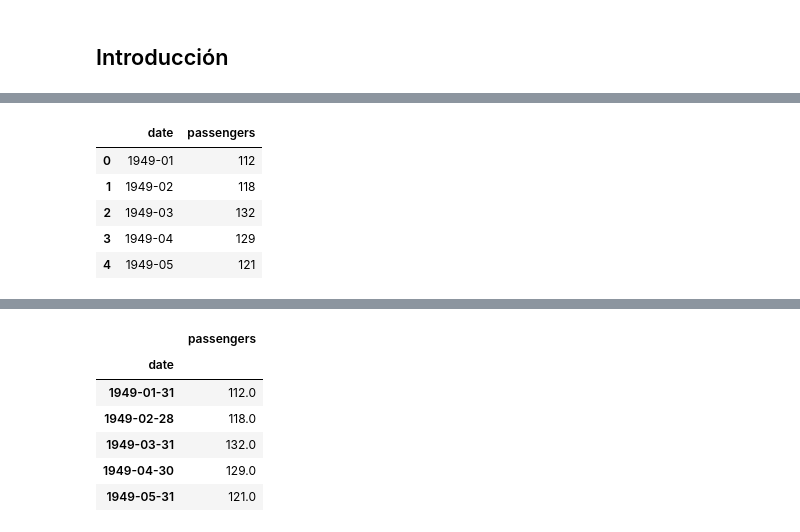
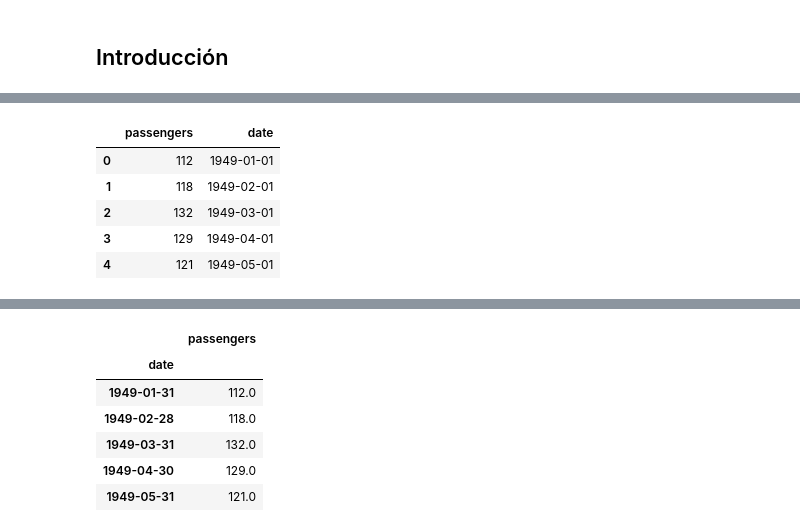
Before and after one commit to fralfaro/MAT306, a Jupyter notebook: docs/lectures/machine_learning/ts_01.ipynb, the cells around one changed output, grey strips where cells are left out. Cells and saved outputs as stored; diff of their text form; code cells hidden in the pictures.

```diff
--- a/docs/lectures/machine_learning/ts_01.ipynb
+++ b/docs/lectures/machine_learning/ts_01.ipynb
@@ -54,21 +57,26 @@ sns.set_style("whitegrid")
 # parametros esteticos de seaborn
 sns.set_palette("deep", desat=.6)
 sns.set_context(rc={"figure.figsize": (12, 4)})
-# %%
-# cargar datos
-url='https://drive.google.com/file/d/1a9e0hoBLYof4mJfCeifOm_-H4J12pP-b/view?usp=drive_link'
-url='https://drive.google.com/uc?id=' + url.split('/')[-2]
-
-df = pd.read_csv(url, sep=",")
-df.columns = ['date','passengers']
-df.head()
-# %% [output]
-|  | date | passengers |
-| 0 | 1949-01 | 112 |
-| 1 | 1949-02 | 118 |
-| 2 | 1949-03 | 132 |
-| 3 | 1949-04 | 129 |
-| 4 | 1949-05 | 121 |
+# %%
+# Cargar dataset flights
+df = sns.load_dataset("flights")
+
+# Transformar el mes a número
+df["month_num"] = pd.to_datetime(df["month"], format="%b").dt.month
+
+# Crear columna datetime combinando año y mes
+df["date"] = pd.to_datetime(df["year"].astype(str) + "-" + df["month_num"].astype(str) + "-01")
+
+# Renombrar columnas (por claridad, opcional)
+df = df.rename(columns={"passengers": "passengers"}).drop(columns=["month", "month_num", "year"],axis=1)
+df.head()
+# %% [output]
+|  | passengers | date |
+| 0 | 112 | 1949-01-01 |
+| 1 | 118 | 1949-02-01 |
+| 2 | 132 | 1949-03-01 |
+| 3 | 129 | 1949-04-01 |
+| 4 | 121 | 1949-05-01 |
 # %%
 # resumen
 df.describe()
```
Also changed, not shown: parts of 12 cells of this notebook, 12 other files.
